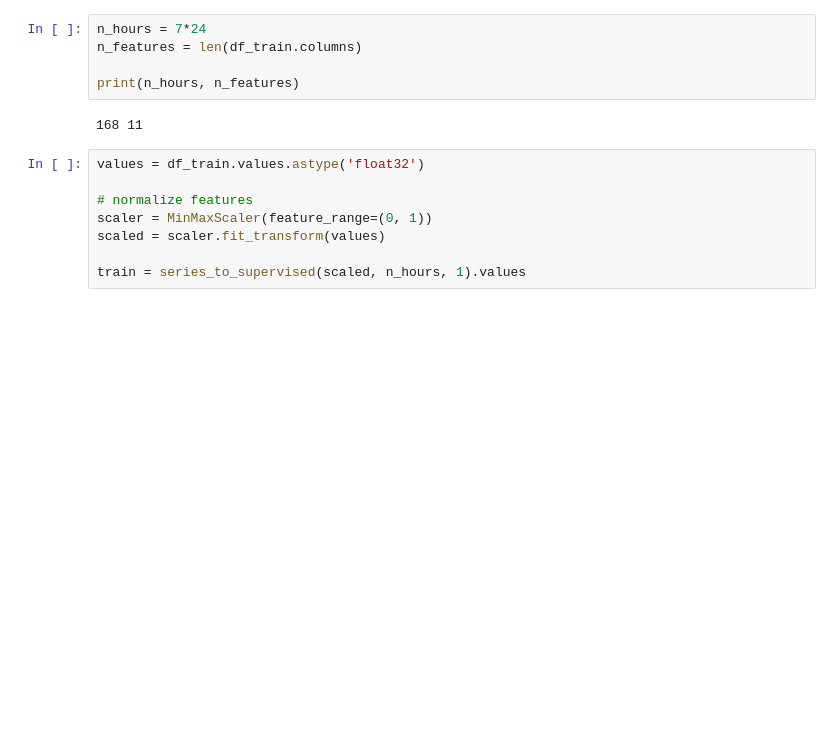
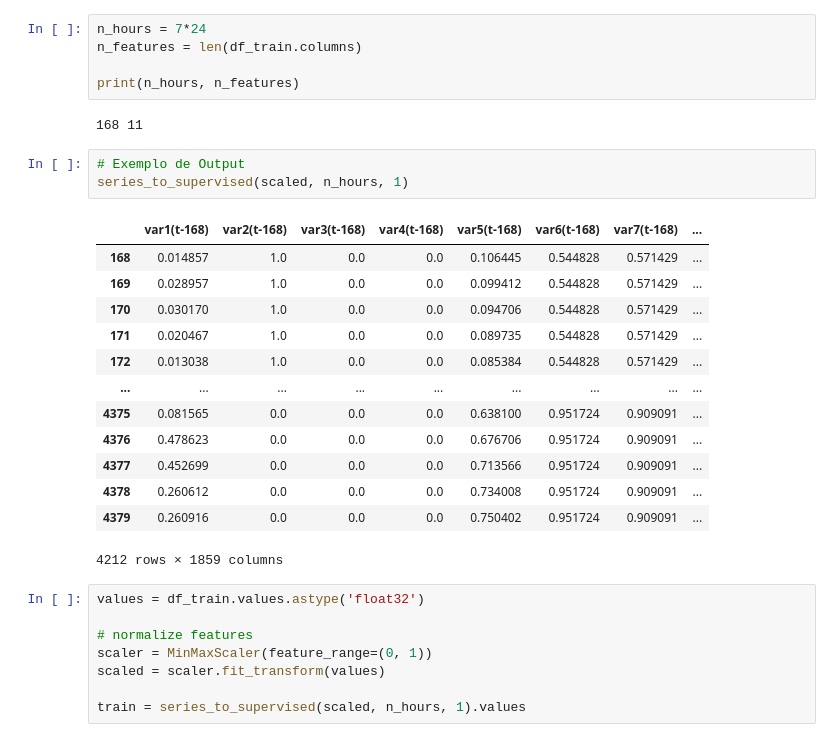
Before and after one commit to viniciuslettieri/Aprendizado-de-Maquina-2022.2, a Jupyter notebook: Trabalho Final/Teste LSTM.ipynb, the cells around one changed output. Drawn from its saved outputs; the diff is of its cells as text; blank space fills up the shorter version.

```diff
--- a/Trabalho Final/Teste LSTM.ipynb
+++ b/Trabalho Final/Teste LSTM.ipynb
@@ -91,6 +108,23 @@ n_features = len(df_train.columns)
 print(n_hours, n_features)
 # %% [output]
 168 11
+# %%
+# Exemplo de Output
+series_to_supervised(scaled, n_hours, 1)
+# %% [output]
+|  | var1(t-168) | var2(t-168) | var3(t-168) | var4(t-168) | var5(t-168) | var6(t-168) | var7(t-168) | ... |
+| 168 | 0.014857 | 1.0 | 0.0 | 0.0 | 0.106445 | 0.544828 | 0.571429 | ... |
+| 169 | 0.028957 | 1.0 | 0.0 | 0.0 | 0.099412 | 0.544828 | 0.571429 | ... |
+| 170 | 0.030170 | 1.0 | 0.0 | 0.0 | 0.094706 | 0.544828 | 0.571429 | ... |
+| 171 | 0.020467 | 1.0 | 0.0 | 0.0 | 0.089735 | 0.544828 | 0.571429 | ... |
+| 172 | 0.013038 | 1.0 | 0.0 | 0.0 | 0.085384 | 0.544828 | 0.571429 | ... |
+| ... | ... | ... | ... | ... | ... | ... | ... | ... |
+| 4375 | 0.081565 | 0.0 | 0.0 | 0.0 | 0.638100 | 0.951724 | 0.909091 | ... |
+| 4376 | 0.478623 | 0.0 | 0.0 | 0.0 | 0.676706 | 0.951724 | 0.909091 | ... |
+| 4377 | 0.452699 | 0.0 | 0.0 | 0.0 | 0.713566 | 0.951724 | 0.909091 | ... |
+| 4378 | 0.260612 | 0.0 | 0.0 | 0.0 | 0.734008 | 0.951724 | 0.909091 | ... |
+| 4379 | 0.260916 | 0.0 | 0.0 | 0.0 | 0.750402 | 0.951724 | 0.909091 | ... |
+4212 rows × 1859 columns
 # %%
 values = df_train.values.astype('float32')
 
```
Also changed, not shown: parts of 2 cells of this notebook, 23 other files.
